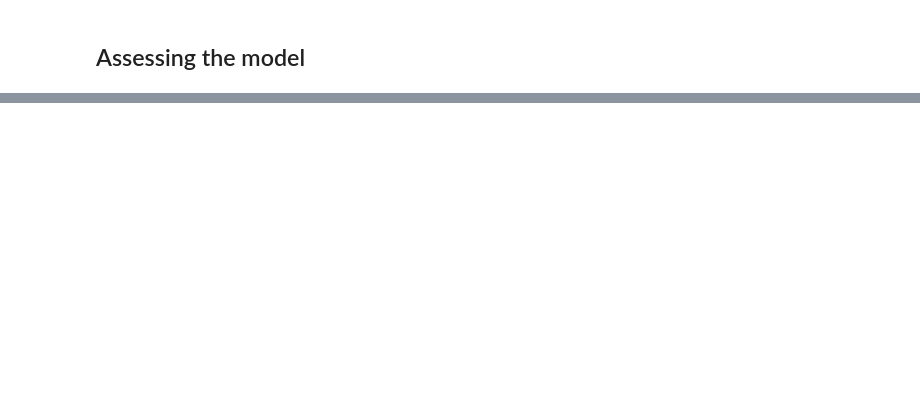
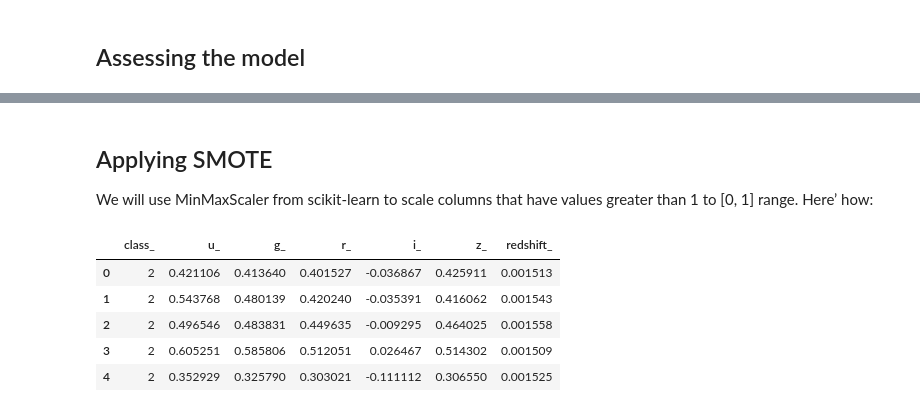
Before and after one commit to NASAResearchProject/NASA_Project, a Jupyter notebook: Machine Learning/K_Nearest_Neighbors.ipynb, the cells around one changed output, grey strips where cells are left out. Drawn from its saved outputs; the diff is of its cells as text; code cells hidden in the pictures; blank space fills up the shorter version.

```diff
--- a/Machine Learning/K_Nearest_Neighbors.ipynb
+++ b/Machine Learning/K_Nearest_Neighbors.ipynb
@@ -91,0 +105,25 @@ print(classification_report(y_test, y_pred))
+# %% [markdown]
+## Applying SMOTE
+We will use MinMaxScaler from scikit-learn to scale columns that have values greater than 1 to [0, 1] range. Here’ how:
+# %%
+from sklearn.preprocessing import MinMaxScaler
+
+# Scale only columns that have values greater than 1
+to_scale = [col for col in DR_df.columns if DR_df[col].max() > 1]
+mms = MinMaxScaler()
+scaled = mms.fit_transform(DR_df[to_scale])
+scaled = pd.DataFrame(scaled, columns=to_scale)
+
+# Replace original columns with scaled ones
+for col in scaled:
+    if(col != 'class_'):
+        DR_df[col] = scaled[col]
+
+DR_df.head()
+# %% [output]
+|  | class_ | u_ | g_ | r_ | i_ | z_ | redshift_ |
+| 0 | 2 | 0.421106 | 0.413640 | 0.401527 | -0.036867 | 0.425911 | 0.001513 |
+| 1 | 2 | 0.543768 | 0.480139 | 0.420240 | -0.035391 | 0.416062 | 0.001543 |
+| 2 | 2 | 0.496546 | 0.483831 | 0.449635 | -0.009295 | 0.464025 | 0.001558 |
+| 3 | 2 | 0.605251 | 0.585806 | 0.512051 | 0.026467 | 0.514302 | 0.001509 |
+| 4 | 2 | 0.352929 | 0.325790 | 0.303021 | -0.111112 | 0.306550 | 0.001525 |
```
Also changed, not shown: parts of 12 cells of this notebook, 1 other file.
